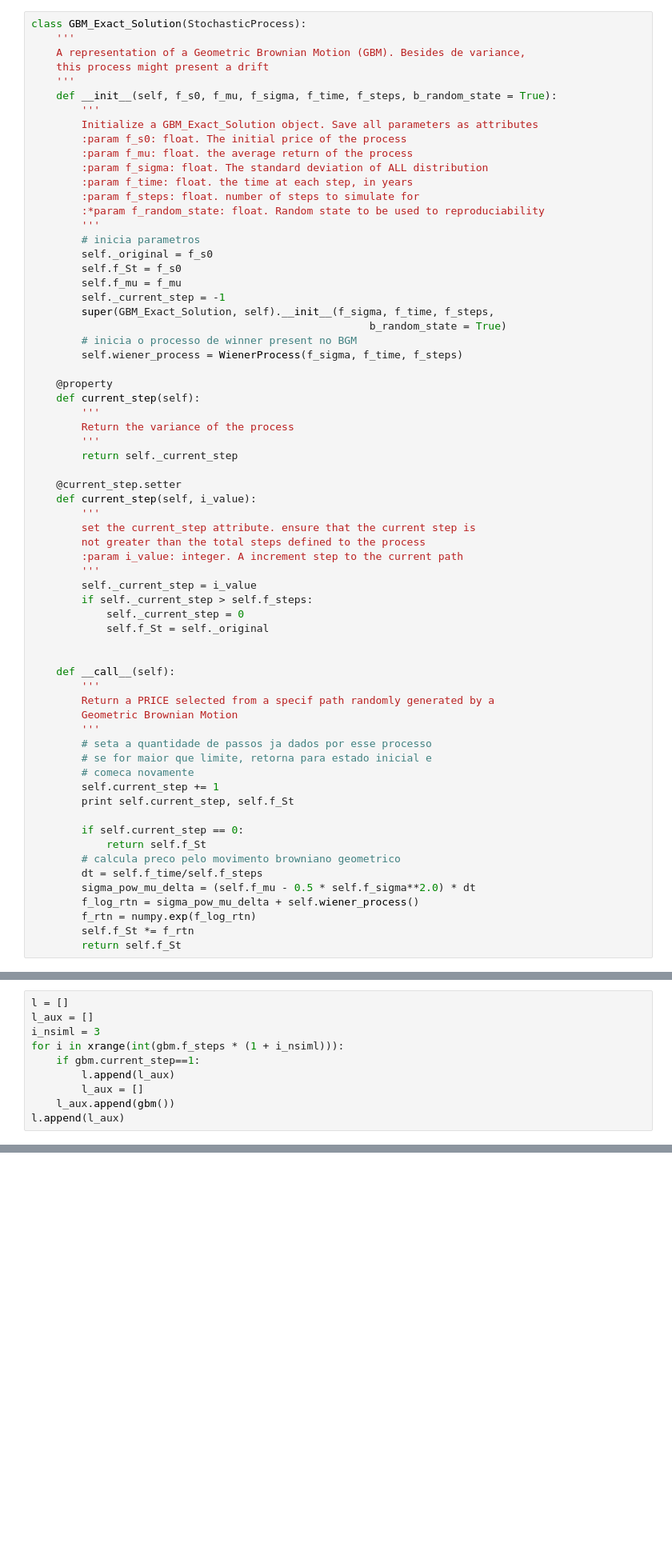
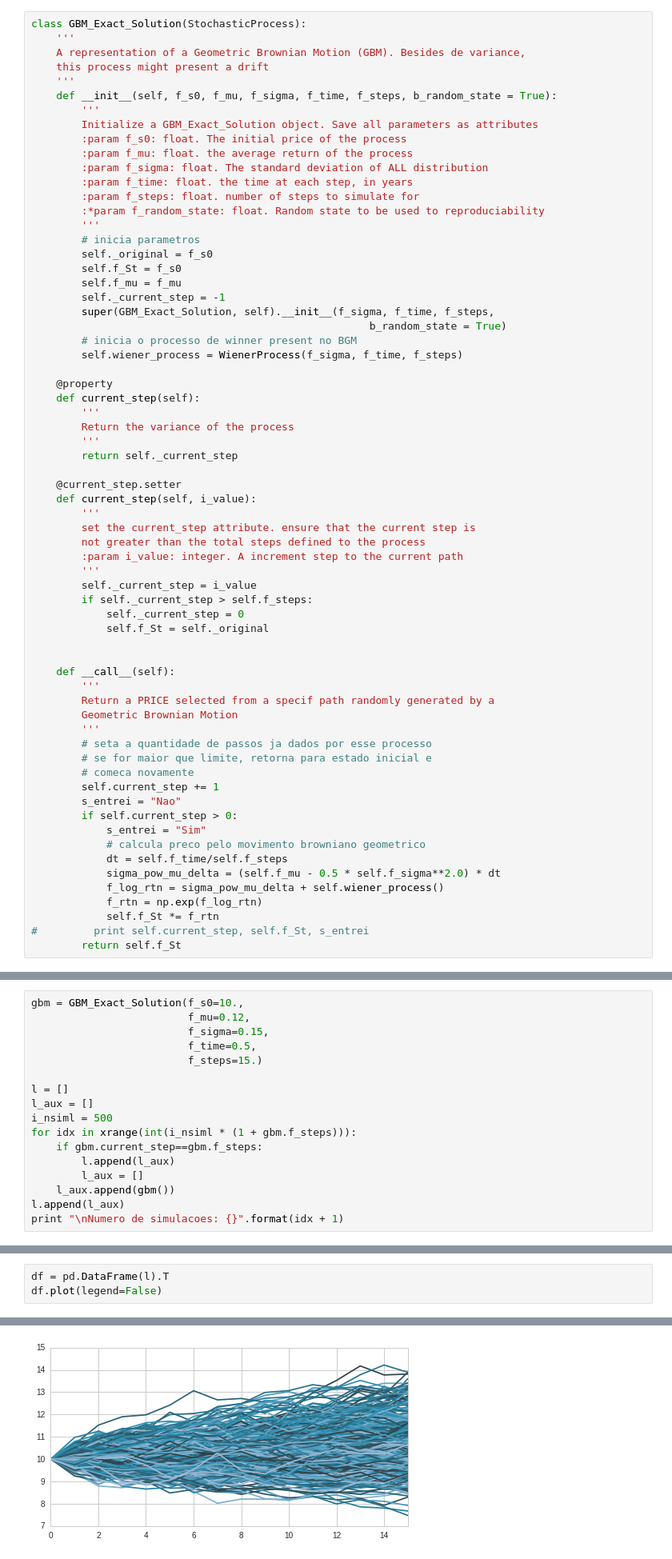
Before and after one commit to ucaiado/Replicating_Strategy, a Jupyter notebook: UiraCaiadoEx01.ipynb, the cells around one changed output, grey strips where cells are left out. Shown: that part at 80% size. Cells and saved outputs as stored; diff of their text form; blank space fills up the shorter version.

```diff
--- a/UiraCaiadoEx01.ipynb
+++ b/UiraCaiadoEx01.ipynb
@@ -268,14 +268,14 @@ class GBM_Exact_Solution(StochasticProcess):
         # se for maior que limite, retorna para estado inicial e
         # comeca novamente
         self.current_step += 1
-        print self.current_step, self.f_St
-
-        if self.current_step == 0:
-            return self.f_St
-        # calcula preco pelo movimento browniano geometrico
-        dt = self.f_time/self.f_steps
-        sigma_pow_mu_delta = (self.f_mu - 0.5 * self.f_sigma**2.0) * dt
-        f_log_rtn = sigma_pow_mu_delta + self.wiener_process()
-        f_rtn = numpy.exp(f_log_rtn)
-        self.f_St *= f_rtn
+        s_entrei = "Nao"
+        if self.current_step > 0:
+            s_entrei = "Sim"
+            # calcula preco pelo movimento browniano geometrico
+            dt = self.f_time/self.f_steps
+            sigma_pow_mu_delta = (self.f_mu - 0.5 * self.f_sigma**2.0) * dt
+            f_log_rtn = sigma_pow_mu_delta + self.wiener_process()
+            f_rtn = np.exp(f_log_rtn)
+            self.f_St *= f_rtn
+#         print self.current_step, self.f_St, s_entrei
         return self.f_St
@@ -288,11 +286,18 @@ gbm = GBM_Exact_Solution(f_s0=10.,
 # %%
+gbm = GBM_Exact_Solution(f_s0=10.,
+                         f_mu=0.12,
+                         f_sigma=0.15,
+                         f_time=0.5,
+                         f_steps=15.)
+
 l = []
 l_aux = []
-i_nsiml = 3
-for i in xrange(int(gbm.f_steps * (1 + i_nsiml))):
-    if gbm.current_step==1:
+i_nsiml = 500
+for idx in xrange(int(i_nsiml * (1 + gbm.f_steps))):
+    if gbm.current_step==gbm.f_steps:
         l.append(l_aux)
         l_aux = []
     l_aux.append(gbm())
 l.append(l_aux)
+print "\nNumero de simulacoes: {}".format(idx + 1)
 # %% [output]
@@ -333,0 +307,4 @@ l[2]
+# %%
+df = pd.DataFrame(l).T
+df.plot(legend=False)
+# %% [output]
@@ -333,0 +312 @@ l[2]
+[figure, added]
```
Also changed, not shown: parts of 13 cells of this notebook.
